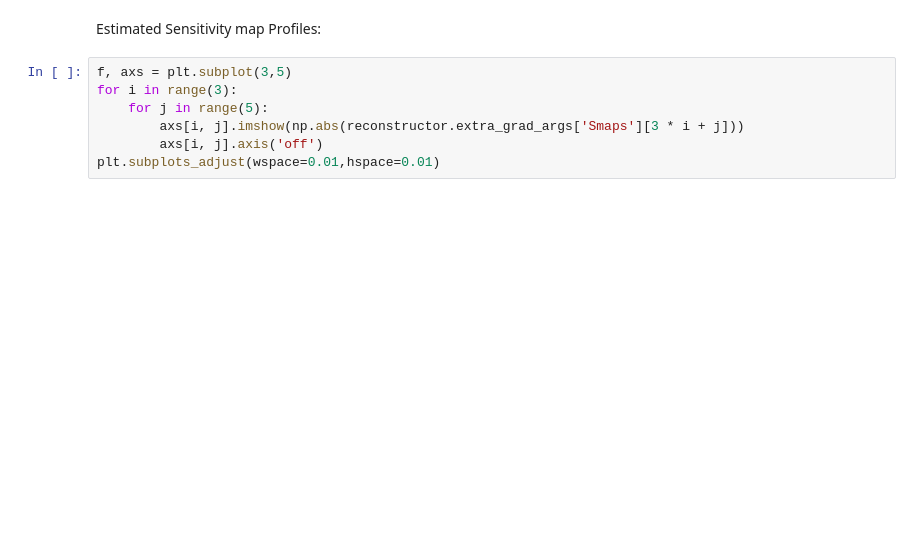
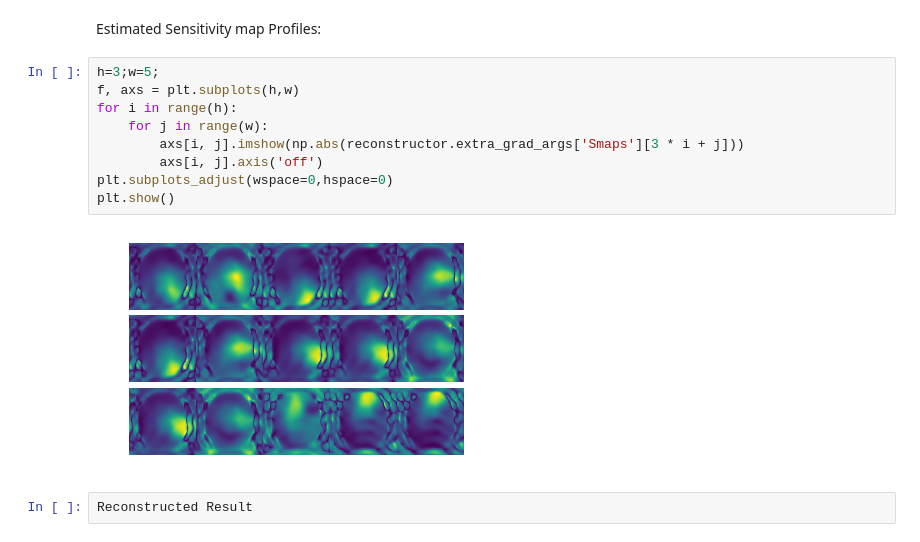
Before and after one commit to CEA-COSMIC/pysap-tutorials, a Jupyter notebook: mri/Self_Calibrating_Reconstruction/Cartesian.ipynb, the cells around one changed output. Cells and saved outputs as stored; diff of their text form; blank space fills up the shorter version.

Commit message:
Fix Cartesian Recon SelfCalibrating

```diff
--- a/mri/Self_Calibrating_Reconstruction/Cartesian.ipynb
+++ b/mri/Self_Calibrating_Reconstruction/Cartesian.ipynb
@@ -109,12 +126,18 @@ IndexError: index 23803 is out of bounds for axis 1 with size 512
 # %% [markdown]
 Estimated Sensitivity map Profiles:
 # %%
-f, axs = plt.subplot(3,5)
-for i in range(3):
-    for j in range(5):
+h=3;w=5;
+f, axs = plt.subplots(h,w)
+for i in range(h):
+    for j in range(w):
         axs[i, j].imshow(np.abs(reconstructor.extra_grad_args['Smaps'][3 * i + j]))
         axs[i, j].axis('off')
-plt.subplots_adjust(wspace=0.01,hspace=0.01)
+plt.subplots_adjust(wspace=0,hspace=0)
+plt.show()
+# %% [output]
+[figure, added]
+# %%
+Reconstructed Result
 # %%
 plt.imshow(np.abs(image_rec), cmap='gray')
 recon_ssim = ssim(image_rec, image)
```
Also changed, not shown: parts of 3 cells of this notebook.
